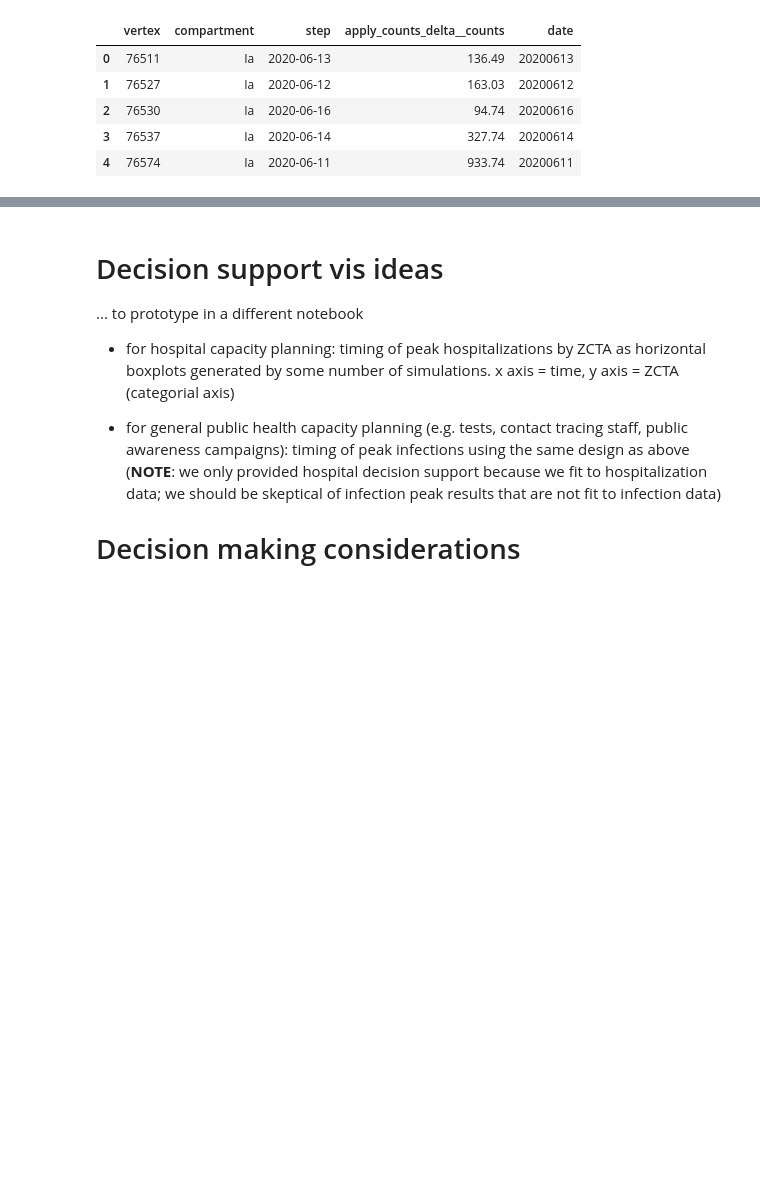
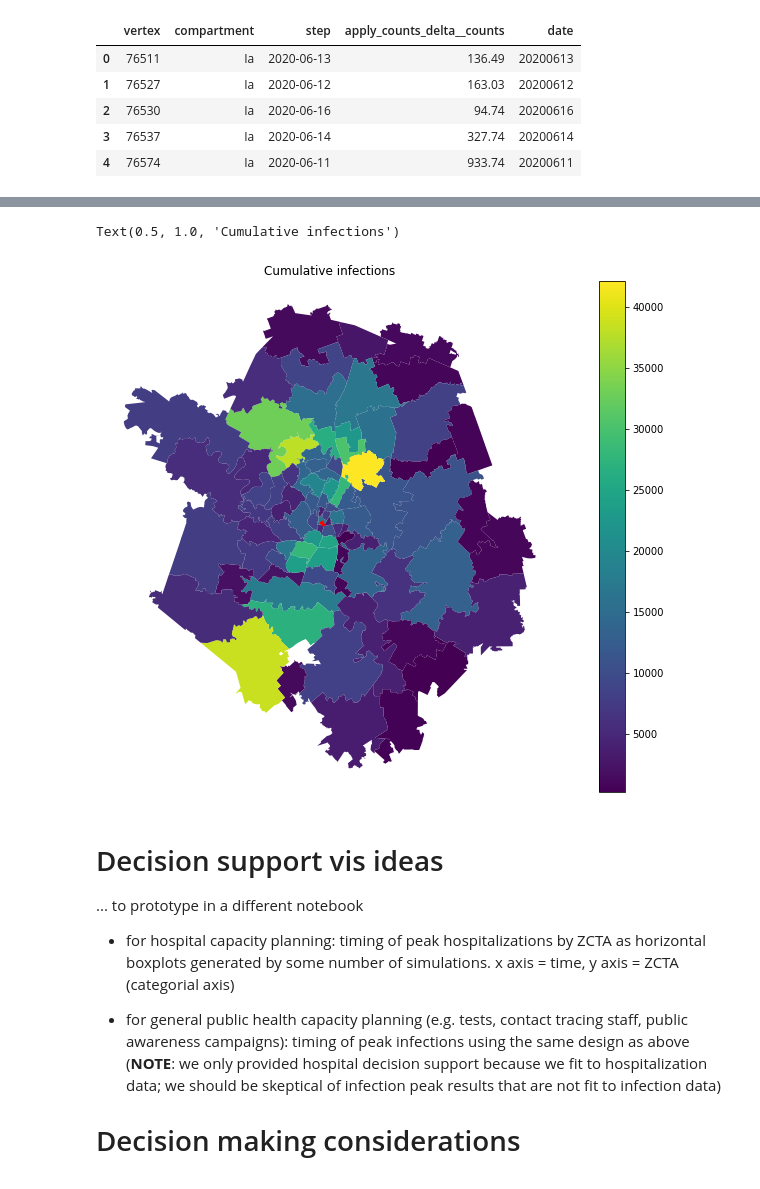
Before and after one commit to UT-Covid/episimlab, a Jupyter notebook: 20210720_DemoATX.ipynb, the cells around one changed output, grey strips where cells are left out. Drawn from its saved outputs; the diff is of its cells as text; code cells hidden in the pictures; blank space fills up the shorter version.

```diff
--- a/20210720_DemoATX.ipynb
+++ b/20210720_DemoATX.ipynb
@@ -304,0 +330,10 @@ Text(0.5, 1.0, 'Peak asymptomatic infection date')
+# %%
+cumulative_inf = demo_arr_all_inf_inc.sel(dict(step=demo_arr_all_inf_inc['step'][-1]))
+# %%
+cumulative_inf_df = cumulative_inf.to_dataframe().reset_index()
+cumulative_inf_df['vertex'] = [str(i) for i in cumulative_inf_df['vertex']]
+# %%
+atx_burden = gpd.GeoDataFrame(
+    pd.merge(cumulative_inf_df, atx_zcta, left_on='vertex', right_on='GEOID10', how='left'),
+    crs=atx_zcta.crs
+)
@@ -305,3 +349,15 @@ Text(0.5, 1.0, 'Peak asymptomatic infection date')
+# %%
+fig, ax = plt.subplots(1, 1, figsize=(10,10))
+divider = make_axes_locatable(ax)
+cax = divider.append_axes("right", size="5%", pad=0.1)
+
+ax.set_axis_off()
+atx_burden.plot(column='apply_counts_delta__counts', ax=ax, legend=True, cax=cax, legend_kwds={'format': '%.0f'})
+start_zip.geometry.boundary.plot(color=None, edgecolor='red', lw=1, ax=ax)
+ax.set_title('Cumulative infections')
+# %% [output]
+Text(0.5, 1.0, 'Cumulative infections')
+[figure, added]
 # %% [markdown]
 # Decision support vis ideas
 
```
Also changed, not shown: parts of 10 cells of this notebook.
